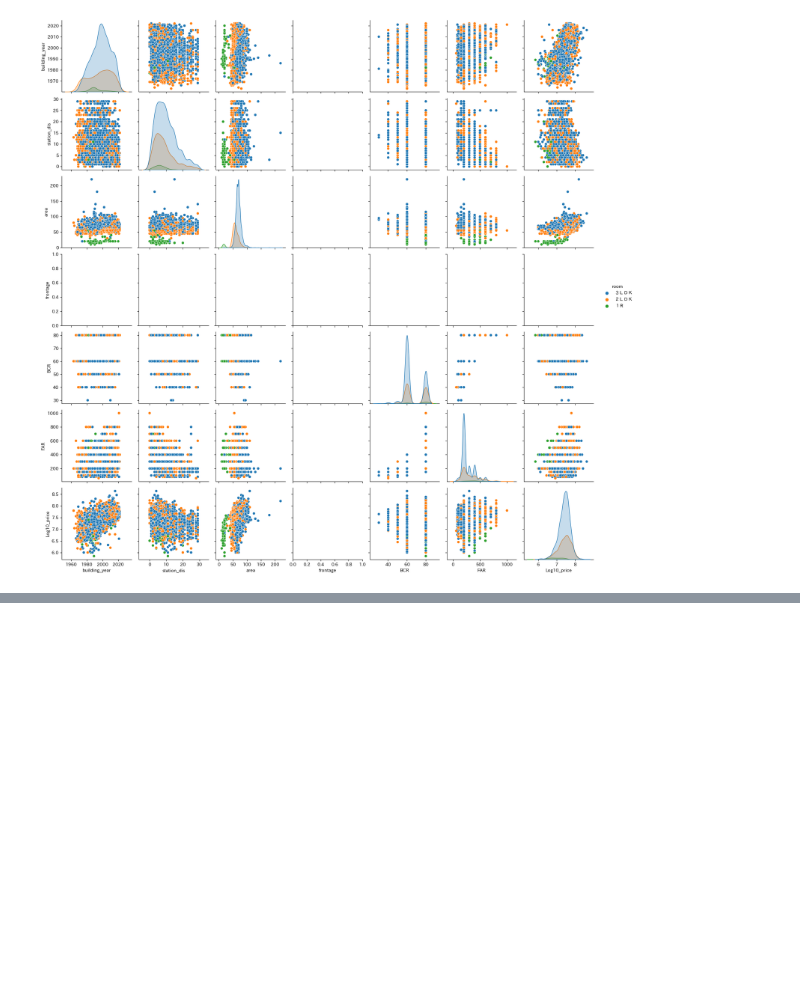
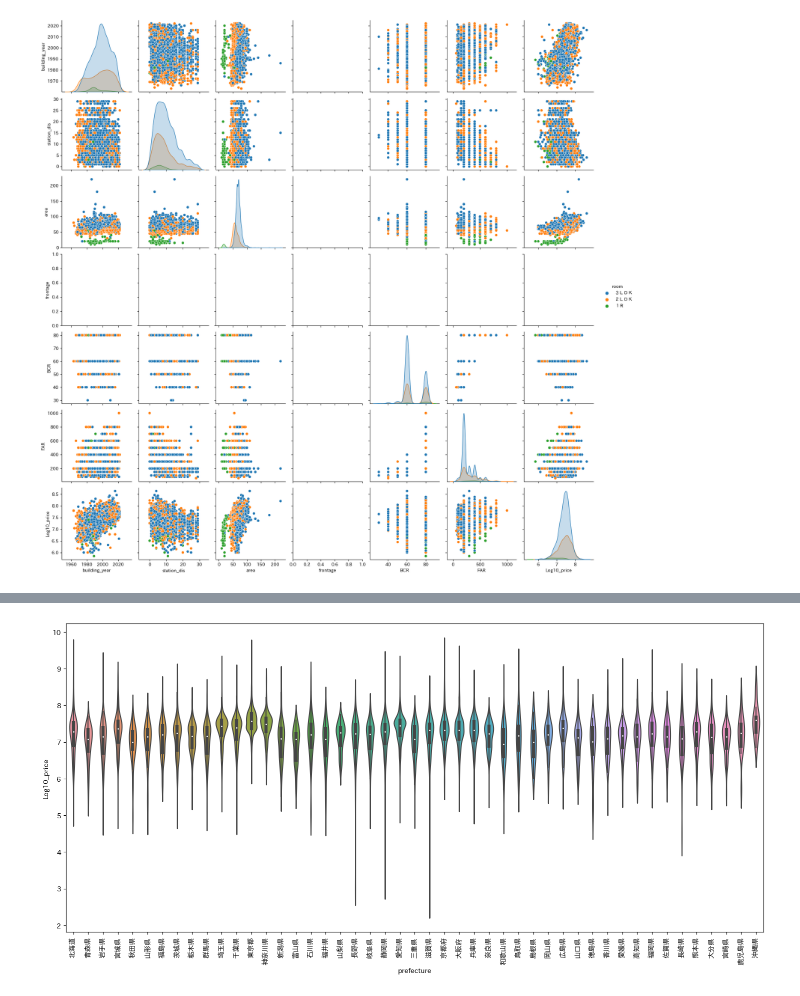
Before and after one commit to dumbled0re/EDA, a Jupyter notebook: 04_visualization/37-41_visualization_with_seaborn.ipynb, the cells around one changed output, grey strips where cells are left out. Saved outputs shown, nothing was run; the diff lists cells and outputs as text; code cells hidden in the pictures; blank space fills up the shorter version.

```diff
--- a/04_visualization/37-41_visualization_with_seaborn.ipynb
+++ b/04_visualization/37-41_visualization_with_seaborn.ipynb
@@ -72,0 +89,7 @@ sns.pairplot(data=target_df[col_names], hue='room')
+# %%
+# バイオリンプロット(箱ひげ図に比べてデータが密集している箇所が分かる)
+fig = plt.figure(figsize=(18, 8))
+fig = sns.violinplot(data=df, x='prefecture', y='Log10_price')
+fig = plt.xticks(rotation=90)
+# %% [output]
+[figure, added]
```
Also changed, not shown: parts of 4 cells of this notebook.
